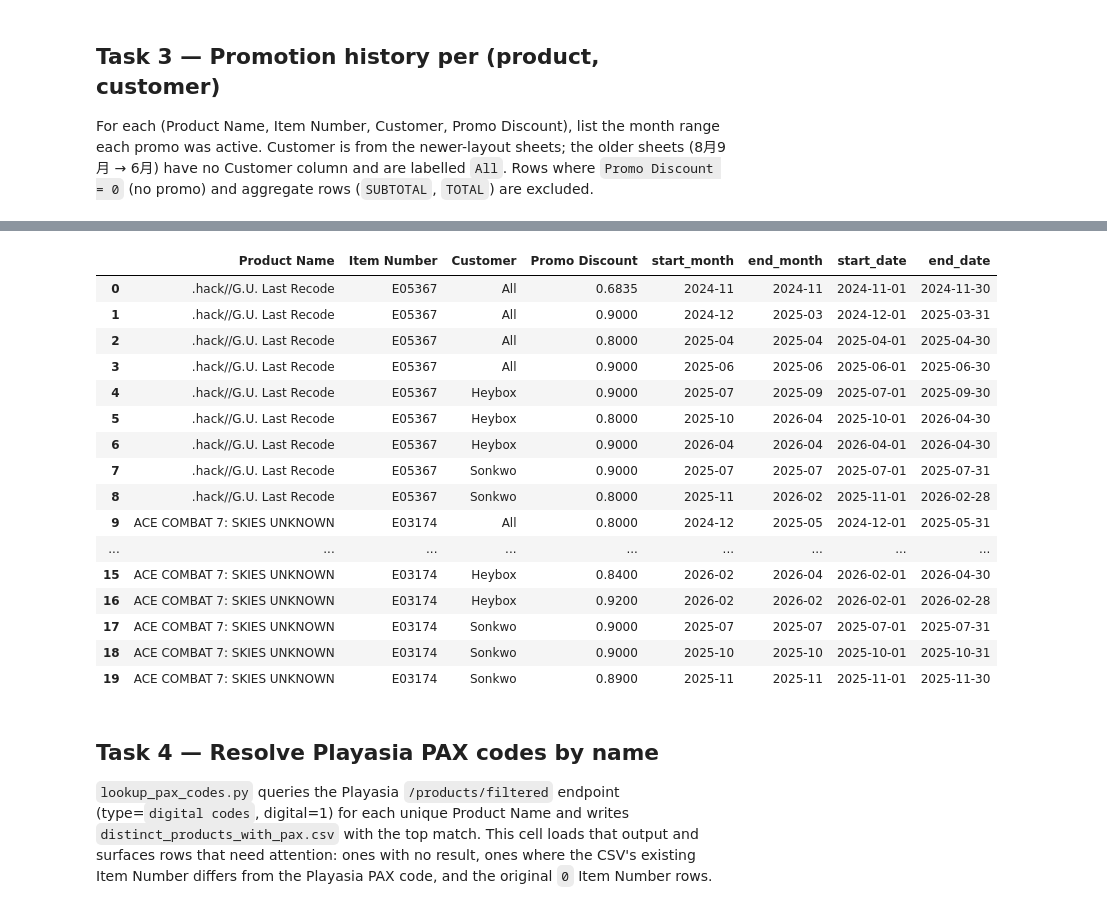
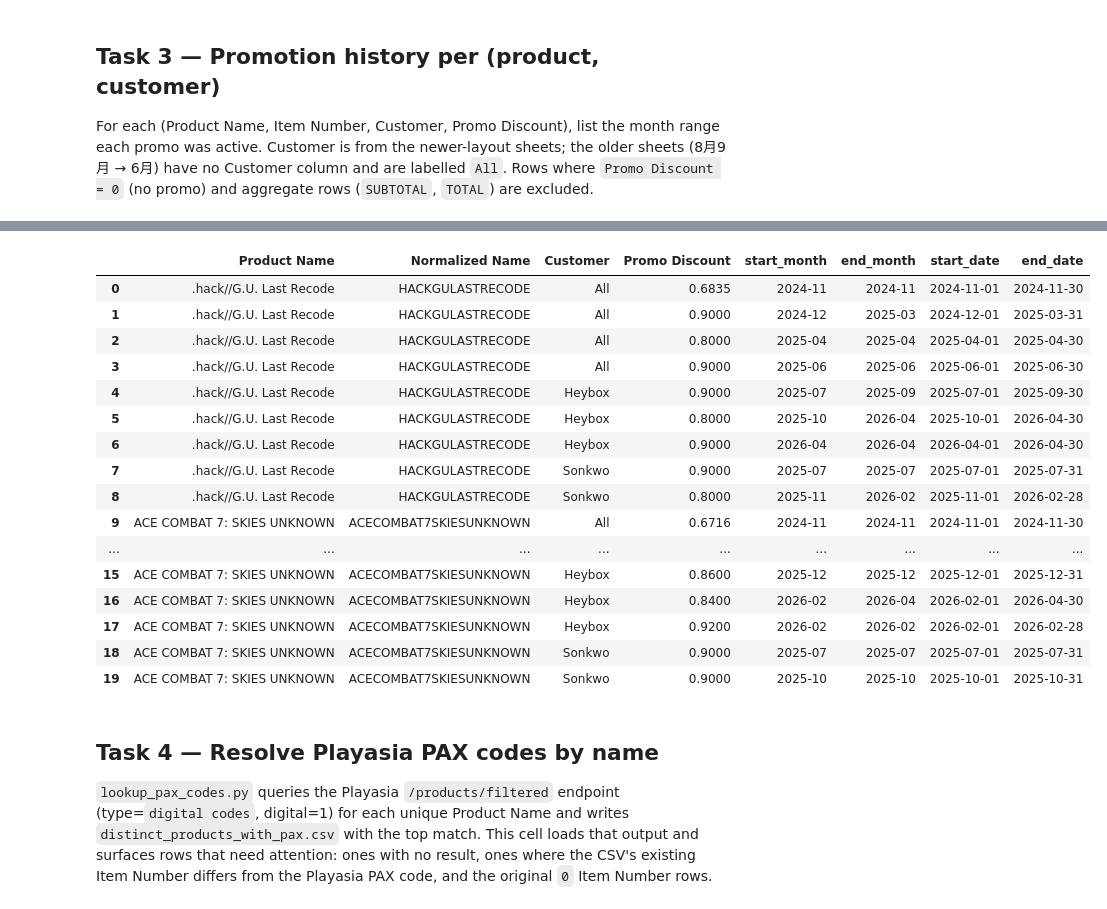
Before and after one commit to christopher-drews/bandai-data-analysis, a Jupyter notebook: royalty_analysis.ipynb, the cells around one changed output, grey strips where cells are left out. Drawn from its saved outputs; the diff is of its cells as text; code cells hidden in the pictures.

```diff
--- a/royalty_analysis.ipynb
+++ b/royalty_analysis.ipynb
@@ -172,6 +198,8 @@ for sheet in sheet_order:
     sub["Product Name"] = sub["Product Name"].astype(str).str.strip()
     sub["Item Number"] = sub["Item Number"].astype(str).str.strip()
     sub = sub[(sub["Product Name"] != "") & (sub["Item Number"] != "")]
+    sub["Normalized Name"] = sub["Product Name"].map(normalize_name)
+    sub = sub[sub["Normalized Name"] != ""]
     sub["SRP (CNY)"] = pd.to_numeric(sub["SRP (CNY)"], errors="coerce")
     sub = sub.dropna(subset=["SRP (CNY)"])
     sub["sheet"] = sheet
@@ -181,11 +209,19 @@ for sheet in sheet_order:
 
 srp_long = pd.concat(srp_parts, ignore_index=True)
 
-# Within a single sheet a product can appear multiple times (per Customer); keep the modal SRP.
+# Within a single sheet a normalized product can appear on multiple rows
+# (different Customer values or trivially different name variants). Keep the
+# modal SRP and the display Product Name from the alphabetically-first variant.
 srp_long = (
-    srp_long.groupby(["Product Name", "Item Number", "sheet", "period_start", "period_end"], as_index=False)
-    ["SRP (CNY)"].agg(lambda s: s.mode().iloc[0])
+    srp_long.groupby(
+        ["Normalized Name", "sheet", "period_start", "period_end"], as_index=False
+    ).agg(
+        **{
+            "Product Name": ("Product Name", "first"),
+            "SRP (CNY)": ("SRP (CNY)", lambda s: s.mode().iloc[0]),
+        }
+    )
 )
-print(f"{len(srp_long)} (product, item, sheet) SRP observations")
+print(f"{len(srp_long)} (normalized product, sheet) SRP observations")
 srp_long.head()
 # %% [output]
@@ -300,20 +344,22 @@ for sheet in sheet_order:
     sub["Item Number"] = sub["Item Number"].astype(str).str.strip()
     sub["Customer"] = sub["Customer"].fillna("All").astype(str).str.strip()
     sub = sub[(sub["Product Name"] != "") & (sub["Item Number"] != "")]
+    sub["Normalized Name"] = sub["Product Name"].map(normalize_name)
+    sub = sub[sub["Normalized Name"] != ""]
     sub = sub[~sub["Customer"].str.upper().isin(AGGREGATE_CUSTOMERS)]
     sub["Promo Discount"] = pd.to_numeric(sub["Promo Discount"], errors="coerce")
     sub = sub.dropna(subset=["Promo Discount"])
     sub = sub[sub["Promo Discount"] > 0]
     if sub.empty:
         continue
-    sub = sub.drop_duplicates(subset=["Product Name", "Item Number", "Customer", "Promo Discount"])
+    sub = sub.drop_duplicates(subset=["Normalized Name", "Customer", "Promo Discount"])
     sub["sheet"] = sheet
     sub["period_start"] = sheet_periods[sheet][0]
     sub["period_end"] = sheet_periods[sheet][1]
     promo_parts.append(sub)
 
 promo_long = pd.concat(promo_parts, ignore_index=True)
-print(f"{len(promo_long)} (product, item, customer, promo, sheet) observations")
+print(f"{len(promo_long)} (normalized product, customer, promo, sheet) observations")
 print("customers seen:", sorted(promo_long["Customer"].unique()))
 promo_long.head()
 # %% [output]
@@ -328,12 +374,12 @@ customers seen: ['All', 'Heybox', 'Sonkwo']
 # %%
 promo_long["_idx"] = promo_long["sheet"].map(sheet_idx)
 promo_long = promo_long.sort_values(
-    ["Product Name", "Item Number", "Customer", "Promo Discount", "_idx"]
+    ["Normalized Name", "Customer", "Promo Discount", "_idx"]
 ).reset_index(drop=True)
 
 promo_runs = []
-group_keys = ["Product Name", "Item Number", "Customer", "Promo Discount"]
-for (prod, item, customer, promo), grp in promo_long.groupby(group_keys, sort=False):
+group_keys = ["Normalized Name", "Customer", "Promo Discount"]
+for (norm, customer, promo), grp in promo_long.groupby(group_keys, sort=False):
     grp = grp.sort_values("_idx")
     run_start = run_end = None
     prev_idx = None
@@ -346,27 +392,28 @@ for (prod, item, customer, promo), grp in promo_long.groupby(group_keys, sort=Fa
         if row["_idx"] == prev_idx + 1:
             run_end = row["period_end"]
         else:
-            promo_runs.append((prod, item, customer, promo, run_start, run_end))
+            promo_runs.append((norm, customer, promo, run_start, run_end))
             run_start = row["period_start"]
             run_end = row["period_end"]
         prev_idx = row["_idx"]
     if prev_idx is not None:
-        promo_runs.append((prod, item, customer, promo, run_start, run_end))
+        promo_runs.append((norm, customer, promo, run_start, run_end))
 
 promo_history = pd.DataFrame(
     promo_runs,
-    columns=["Product Name", "Item Number", "Customer", "Promo Discount", "start_date", "end_date"],
+    columns=["Normalized Name", "Customer", "Promo Discount", "start_date", "end_date"],
 )
+promo_history.insert(0, "Product Name", promo_history["Normalized Name"].map(display_names))
 promo_history["start_month"] = promo_history["start_date"].dt.strftime("%Y-%m")
 promo_history["end_month"] = promo_history["end_date"].dt.strftime("%Y-%m")
 promo_history = promo_history[
-    ["Product Name", "Item Number", "Customer", "Promo Discount",
+    ["Product Name", "Normalized Name", "Customer", "Promo Discount",
      "start_month", "end_month", "start_date", "end_date"]
-].sort_values(["Product Name", "Item Number", "Customer", "start_date", "Promo Discount"]).reset_index(drop=True)
+].sort_values(["Product Name", "Customer", "start_date", "Promo Discount"]).reset_index(drop=True)
 
 print(f"{len(promo_history)} promo runs")
-print(f"  across {promo_history[['Product Name','Item Number']].drop_duplicates().shape[0]} products")
-print(f"  across {promo_history[['Product Name','Item Number','Customer']].drop_duplicates().shape[0]} (product, customer) pairs")
+print(f"  across {promo_history['Normalized Name'].nunique()} products")
+print(f"  across {promo_history[['Normalized Name','Customer']].drop_duplicates().shape[0]} (product, customer) pairs")
 
 out = Path("product_promo_history.csv")
 promo_history.drop(columns=["start_date", "end_date"]).to_csv(out, index=False)
@@ -379,21 +426,21 @@ promo_history.head(20)
 Wrote /Users/christopherdrews/dev/bandai-data-analysis/product_promo_history.csv
-|  | Product Name | Item Number | Customer | Promo Discount | start_month | end_month | start_date | end_date |
-| 0 | .hack//G.U. Last Recode | E05367 | All | 0.6835 | 2024-11 | 2024-11 | 2024-11-01 | 2024-11-30 |
-| 1 | .hack//G.U. Last Recode | E05367 | All | 0.9000 | 2024-12 | 2025-03 | 2024-12-01 | 2025-03-31 |
-| 2 | .hack//G.U. Last Recode | E05367 | All | 0.8000 | 2025-04 | 2025-04 | 2025-04-01 | 2025-04-30 |
-| 3 | .hack//G.U. Last Recode | E05367 | All | 0.9000 | 2025-06 | 2025-06 | 2025-06-01 | 2025-06-30 |
-| 4 | .hack//G.U. Last Recode | E05367 | Heybox | 0.9000 | 2025-07 | 2025-09 | 2025-07-01 | 2025-09-30 |
-| 5 | .hack//G.U. Last Recode | E05367 | Heybox | 0.8000 | 2025-10 | 2026-04 | 2025-10-01 | 2026-04-30 |
-| 6 | .hack//G.U. Last Recode | E05367 | Heybox | 0.9000 | 2026-04 | 2026-04 | 2026-04-01 | 2026-04-30 |
-| 7 | .hack//G.U. Last Recode | E05367 | Sonkwo | 0.9000 | 2025-07 | 2025-07 | 2025-07-01 | 2025-07-31 |
-| 8 | .hack//G.U. Last Recode | E05367 | Sonkwo | 0.8000 | 2025-11 | 2026-02 | 2025-11-01 | 2026-02-28 |
-| 9 | ACE COMBAT 7: SKIES UNKNOWN | E03174 | All | 0.8000 | 2024-12 | 2025-05 | 2024-12-01 | 2025-05-31 |
+|  | Product Name | Normalized Name | Customer | Promo Discount | start_month | end_month | start_date | end_date |
+| 0 | .hack//G.U. Last Recode | HACKGULASTRECODE | All | 0.6835 | 2024-11 | 2024-11 | 2024-11-01 | 2024-11-30 |
+| 1 | .hack//G.U. Last Recode | HACKGULASTRECODE | All | 0.9000 | 2024-12 | 2025-03 | 2024-12-01 | 2025-03-31 |
+| 2 | .hack//G.U. Last Recode | HACKGULASTRECODE | All | 0.8000 | 2025-04 | 2025-04 | 2025-04-01 | 2025-04-30 |
+| 3 | .hack//G.U. Last Recode | HACKGULASTRECODE | All | 0.9000 | 2025-06 | 2025-06 | 2025-06-01 | 2025-06-30 |
+| 4 | .hack//G.U. Last Recode | HACKGULASTRECODE | Heybox | 0.9000 | 2025-07 | 2025-09 | 2025-07-01 | 2025-09-30 |
+| 5 | .hack//G.U. Last Recode | HACKGULASTRECODE | Heybox | 0.8000 | 2025-10 | 2026-04 | 2025-10-01 | 2026-04-30 |
+| 6 | .hack//G.U. Last Recode | HACKGULASTRECODE | Heybox | 0.9000 | 2026-04 | 2026-04 | 2026-04-01 | 2026-04-30 |
+| 7 | .hack//G.U. Last Recode | HACKGULASTRECODE | Sonkwo | 0.9000 | 2025-07 | 2025-07 | 2025-07-01 | 2025-07-31 |
+| 8 | .hack//G.U. Last Recode | HACKGULASTRECODE | Sonkwo | 0.8000 | 2025-11 | 2026-02 | 2025-11-01 | 2026-02-28 |
+| 9 | ACE COMBAT 7: SKIES UNKNOWN | ACECOMBAT7SKIESUNKNOWN | All | 0.6716 | 2024-11 | 2024-11 | 2024-11-01 | 2024-11-30 |
 | ... | ... | ... | ... | ... | ... | ... | ... | ... |
-| 15 | ACE COMBAT 7: SKIES UNKNOWN | E03174 | Heybox | 0.8400 | 2026-02 | 2026-04 | 2026-02-01 | 2026-04-30 |
-| 16 | ACE COMBAT 7: SKIES UNKNOWN | E03174 | Heybox | 0.9200 | 2026-02 | 2026-02 | 2026-02-01 | 2026-02-28 |
-| 17 | ACE COMBAT 7: SKIES UNKNOWN | E03174 | Sonkwo | 0.9000 | 2025-07 | 2025-07 | 2025-07-01 | 2025-07-31 |
-| 18 | ACE COMBAT 7: SKIES UNKNOWN | E03174 | Sonkwo | 0.9000 | 2025-10 | 2025-10 | 2025-10-01 | 2025-10-31 |
-| 19 | ACE COMBAT 7: SKIES UNKNOWN | E03174 | Sonkwo | 0.8900 | 2025-11 | 2025-11 | 2025-11-01 | 2025-11-30 |
+| 15 | ACE COMBAT 7: SKIES UNKNOWN | ACECOMBAT7SKIESUNKNOWN | Heybox | 0.8600 | 2025-12 | 2025-12 | 2025-12-01 | 2025-12-31 |
+| 16 | ACE COMBAT 7: SKIES UNKNOWN | ACECOMBAT7SKIESUNKNOWN | Heybox | 0.8400 | 2026-02 | 2026-04 | 2026-02-01 | 2026-04-30 |
+| 17 | ACE COMBAT 7: SKIES UNKNOWN | ACECOMBAT7SKIESUNKNOWN | Heybox | 0.9200 | 2026-02 | 2026-02 | 2026-02-01 | 2026-02-28 |
+| 18 | ACE COMBAT 7: SKIES UNKNOWN | ACECOMBAT7SKIESUNKNOWN | Sonkwo | 0.9000 | 2025-07 | 2025-07 | 2025-07-01 | 2025-07-31 |
+| 19 | ACE COMBAT 7: SKIES UNKNOWN | ACECOMBAT7SKIESUNKNOWN | Sonkwo | 0.9000 | 2025-10 | 2025-10 | 2025-10-01 | 2025-10-31 |
 # %% [markdown]
 ## Task 4 — Resolve Playasia PAX codes by name
 
```
Also changed, not shown: parts of 10 cells of this notebook, 3 other files.
